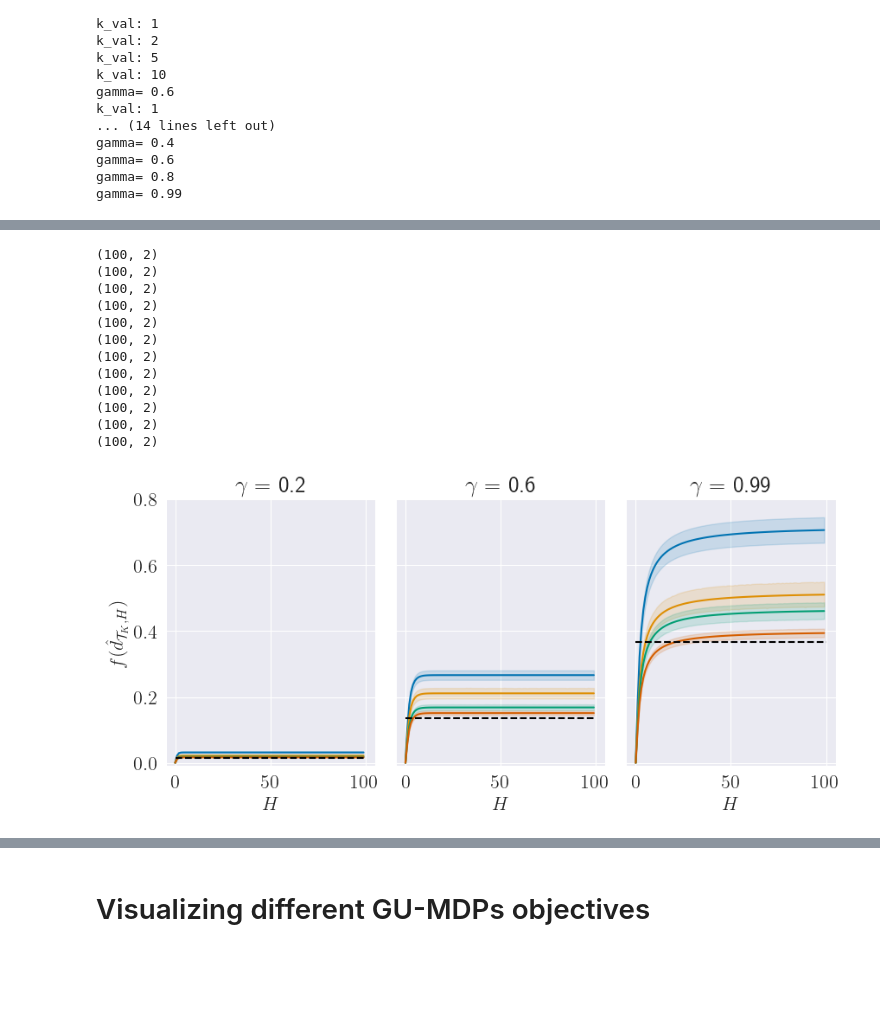
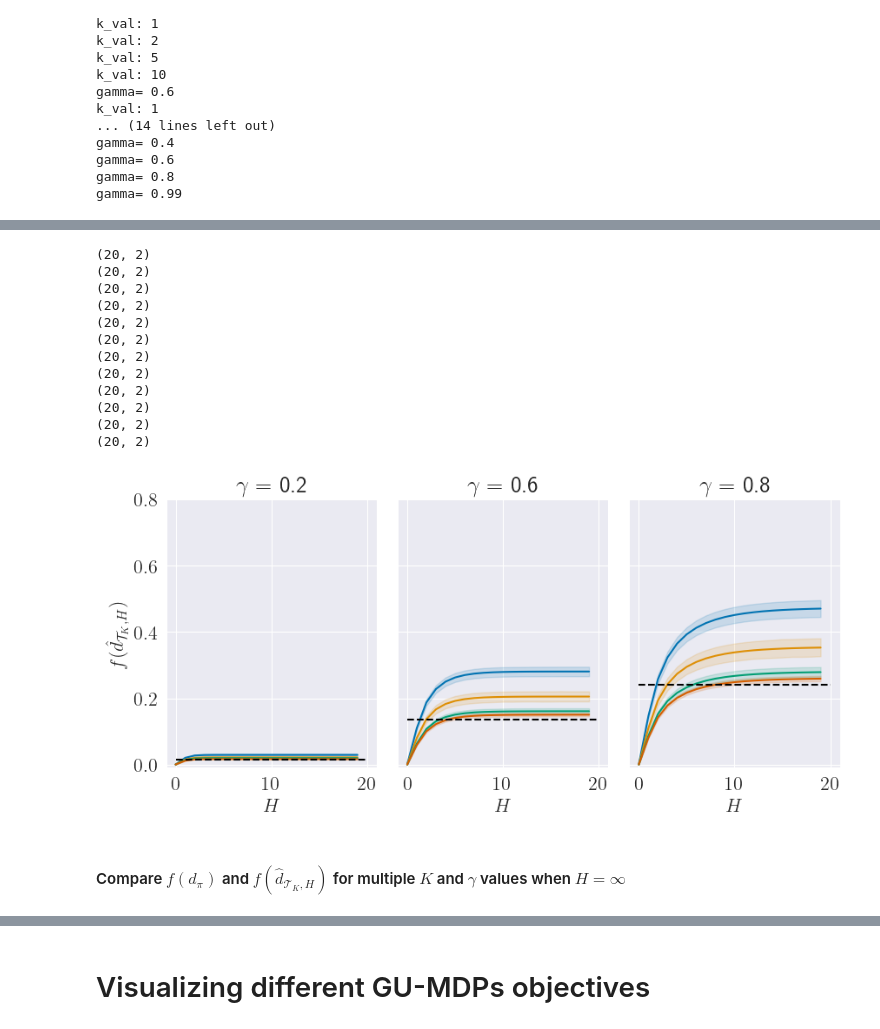
Before and after one commit to PPSantos/gumdps-number-of-trials, a Jupyter notebook: number_of_trials.ipynb, the cells around one changed output, grey strips where cells are left out. Saved outputs shown, nothing was run; the diff lists cells and outputs as text; code cells hidden in the pictures; blank space fills up the shorter version.

```diff
--- a/number_of_trials.ipynb
+++ b/number_of_trials.ipynb
@@ -417,0 +470,34 @@ plt.show()
+# %%
+fig = plt.figure()
+fig.set_size_inches(5.0, 4.0)
+fig.tight_layout()
+
+for k_val in k_vals:
+
+    ys = []
+    upper_cis = []
+    lower_cis = []
+
+    for gamma_val in gammas:
+        ys.append(np.mean(estimated_fs_dict[gamma_val][k_val][:,-1]))
+
+        cis = mean_ci(estimated_fs_dict[gamma_val][k_val][:,-1])
+        cis = np.array(cis)
+        lower_cis.append(cis[0])
+        upper_cis.append(cis[1])
+
+    p = plt.plot(gammas, ys, label=rf"$K={k_val}$")
+    plt.fill_between(gammas, lower_cis, upper_cis,
+                            color=p[0].get_color(), alpha=0.15)
+
+true_fs = [true_fs_dict[gamma] for gamma in gammas]
+
+plt.plot(gammas, true_fs, label=r"$f(d_\pi)$", color="black", linestyle="--")
+
+plt.xlabel(r'$\gamma$')
+plt.ylabel(r'$f(\hat{d}_{\mathcal{T}_K,H=\infty})$')
+plt.grid()
+#plt.legend() #(loc=1)
+
+plt.savefig(f'figs/imitation_mdp_plot2.pdf', bbox_inches='tight', pad_inches=0)
+plt.show()
@@ -461,7 +549,7 @@ print(f_estimated)
 #### Compare $f(d_\pi)$ and $ f\left(\hat{d}_{\mathcal{T}_K, H} \right)$ for multiple $K$ and $\gamma$ values
 # %%
 gammas = [0.2,0.4,0.6,0.8,0.99]
-max_traj_length = 1_000
+max_traj_length = 500 # this is more than enough to approximate H = \infty.
 N_val = 100
 k_vals = [1,2,5,10]
 
@@ -515,52 +603,54 @@ fig, axs = plt.subplots(1, 3, gridspec_kw = {'wspace':0.1, 'hspace':0})
 fig.set_size_inches(10.0, 4.0)
 #fig.tight_layout()
 
-truncate_traj_length = 100
+truncate_traj_length = 20
 
-for gamma_val, ax in zip([0.2,0.6,0.99], axs.flat):
+for gamma_val, ax in zip([0.2,0.6,0.8], axs.flat):
 
     for k_val, estimated_fs in estimated_fs_dict[gamma_val].items():
 
         estimated_fs = estimated_fs[:,:truncate_traj_length]
 
         p = ax.plot(np.arange(estimated_fs.shape[1]), np.mean(estimated_fs, axis=0), label=r'$K=$ ' + str(k_val))
 
         cis = [mean_ci(estimated_fs[:,idx]) for idx in range(estimated_fs.shape[1])]
         cis = np.array(cis)
         print(cis.shape)
         ax.fill_between(np.arange(estimated_fs.shape[1]), cis[:,0], cis[:,1],
                             color=p[0].get_color(), alpha=0.15)
 
     ax.hlines(y=true_fs_dict[gamma_val], xmin=0, xmax=estimated_fs.shape[1], label=r"$f(d_\pi)$", color="black", linestyle="--")
 
     ax.grid()
 
     ax.set_ylim([-0.01,0.8])
     ax.set_title(r"$\gamma = $ " + str(gamma_val))
     ax.set_xlabel(r'$H$')
 
 # Remove inner labels.
 for ax in fig.get_axes():
     ax.label_outer()
 
 axs.flat[0].set_ylabel(r'$f(\hat{d}_{\mathcal{T}_K,H})$')
 
-plt.savefig(f'plot_dhat_vs_dpi_Ks_gammas_quadratic_mdp.pdf', bbox_inches='tight', pad_inches=0)
+plt.savefig(f'figs/quadratic_mdp_plot1.pdf', bbox_inches='tight', pad_inches=0)
 plt.show()
 # %% [output]
-(100, 2)
-(100, 2)
-(100, 2)
-(100, 2)
-(100, 2)
-(100, 2)
-(100, 2)
-(100, 2)
-(100, 2)
-(100, 2)
-(100, 2)
-(100, 2)
+(20, 2)
+(20, 2)
+(20, 2)
+(20, 2)
+(20, 2)
+(20, 2)
+(20, 2)
+(20, 2)
+(20, 2)
+(20, 2)
+(20, 2)
+(20, 2)
-[figure, old version]
+[figure, new version]
+# %% [markdown]
+#### Compare $f(d_\pi)$ and $ f\left(\hat{d}_{\mathcal{T}_K, H} \right)$ for multiple $K$ and $\gamma$ values when $H=\infty$
 # %%
 fig = plt.figure()
 fig.set_size_inches(5.0, 4.0)
```
Also changed, not shown: parts of 15 cells of this notebook, 6 other files.
